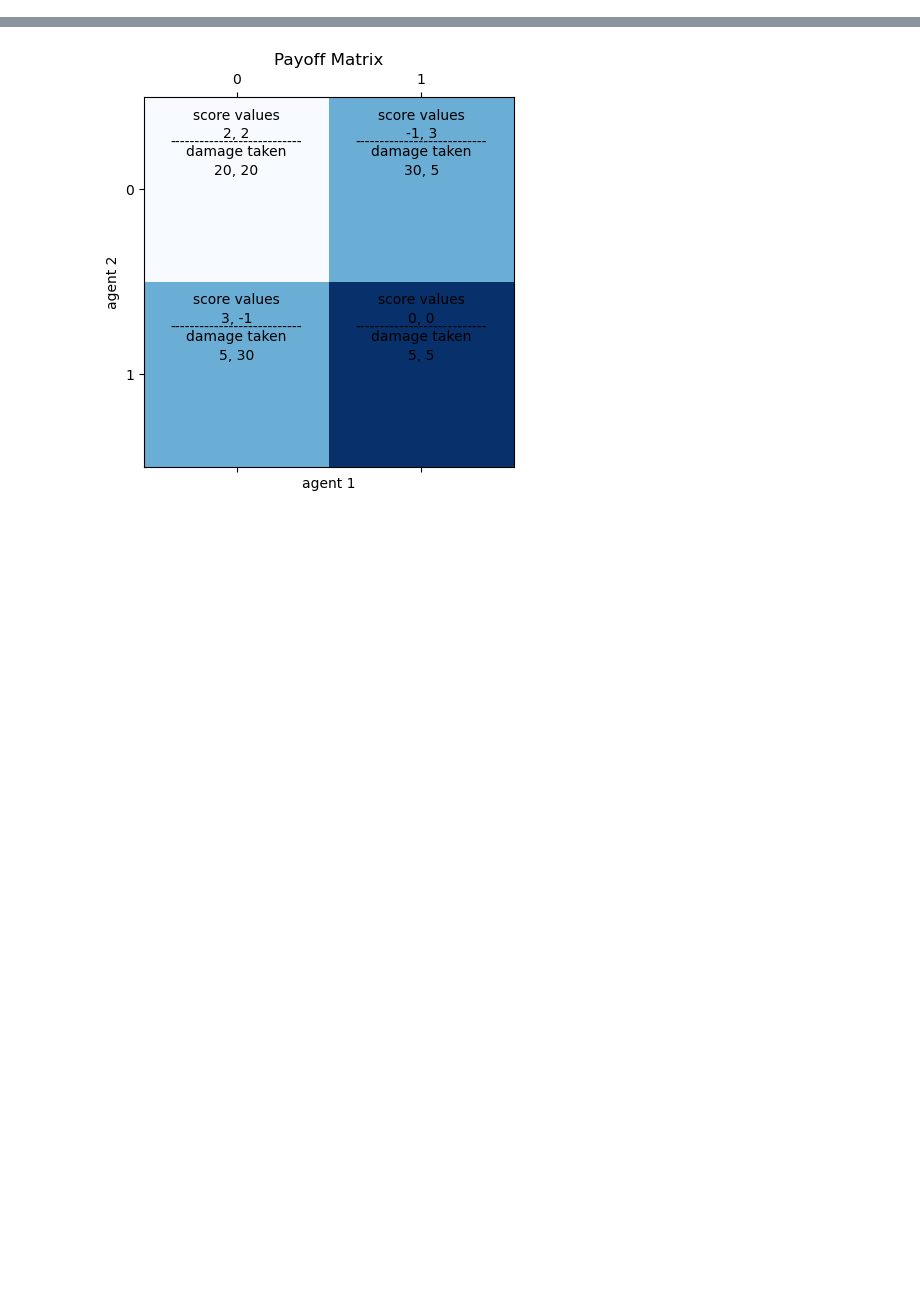
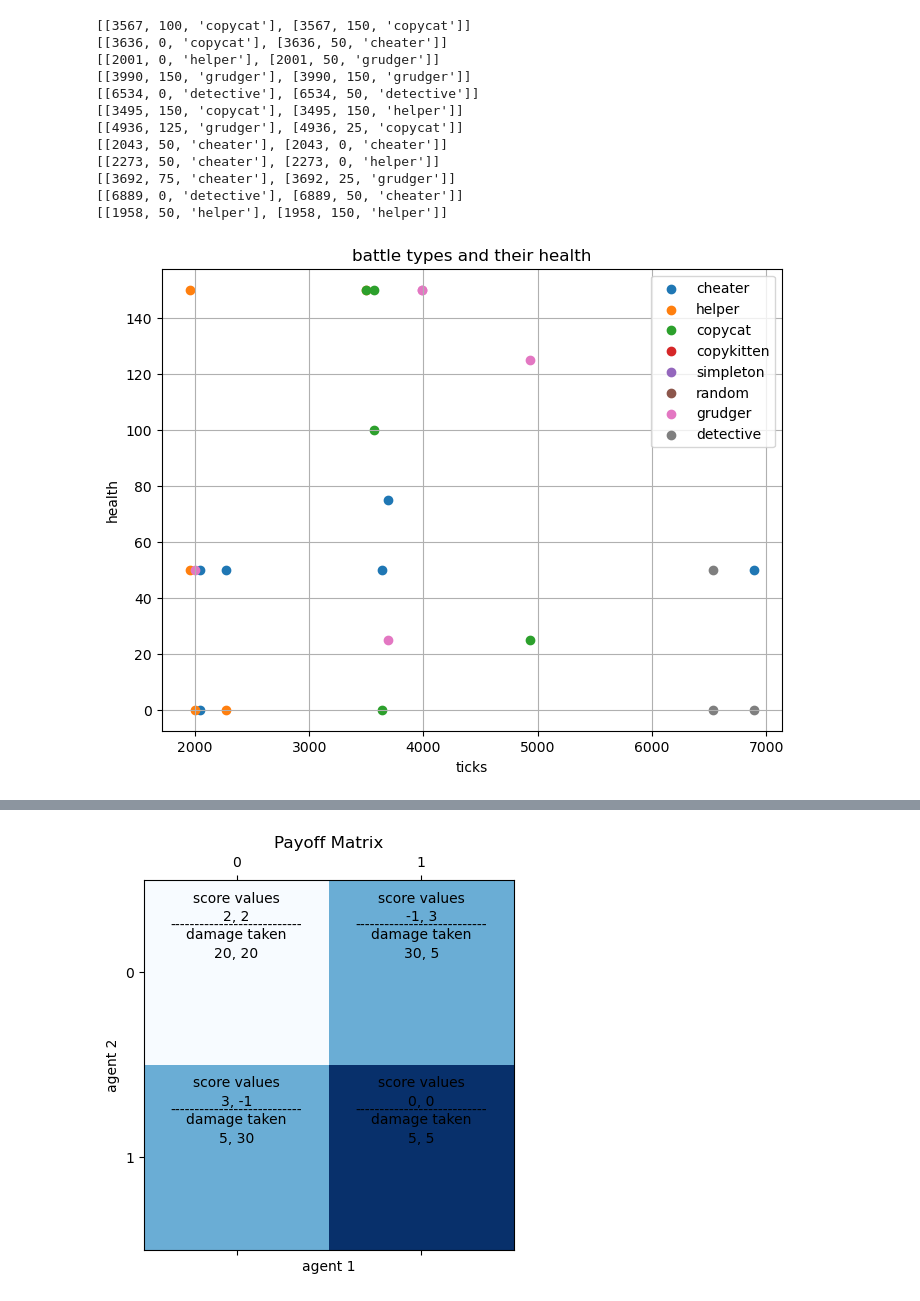
Before and after one commit to Arkist1/adb_simulation, a Jupyter notebook: metrics.ipynb, the cells around one changed output, grey strips where cells are left out. Cells and saved outputs as stored; diff of their text form; code cells hidden in the pictures; blank space fills up the shorter version.

Commit message:
updated battlesims.py with multiple combinations, updated metrics

```diff
--- a/metrics.ipynb
+++ b/metrics.ipynb
@@ -60,0 +61,61 @@ plt.show()
+# %%
+import os
+import numpy as np
+import matplotlib.pyplot as plt
+import json
+
+
+
+def load_log_data(file_path):
+    battle_types = ["cheater", "helper", "copycat", "copykitten", "simpleton", "random", "grudger", "detective"]
+    with open(file_path, 'r') as file:
+        json_data = json.load(file)
+    plot_data = []
+    for item in json_data:
+        if item["class"] == "AgentHealthUpdate":
+            battle_type = item["battle_type"]
+            if battle_type in battle_types:
+                plot_data.append([item["ticks"], item["health"], battle_type])
+    print(plot_data)
+    return plot_data
+
+folder_path = "results/batchrun_11/"
+
+all_plot_data = []
+for file_name in os.listdir(folder_path):
+    if file_name.endswith('.json') and file_name != 'config.json':
+        file_path = os.path.join(folder_path, file_name)
+        plot_data = load_log_data(file_path)
+        all_plot_data.extend(plot_data)
+
+plot_data_by_type = {battle_type: [[], []] for battle_type in battle_types}
+for data in all_plot_data:
+    x, y, battle_type = data
+    plot_data_by_type[battle_type][0].append(x)
+    plot_data_by_type[battle_type][1].append(y)
+
+plt.figure(figsize=(8, 6))
+for battle_type, data in plot_data_by_type.items():
+    x_values, y_values = data
+    plt.scatter(x_values, y_values, label=battle_type)
+
+plt.xlabel('ticks')
+plt.ylabel('health')
+plt.title('battle types and their health')
+plt.legend()
+plt.grid(True)
+plt.show()
+# %% [output]
+[[3567, 100, 'copycat'], [3567, 150, 'copycat']]
+[[3636, 0, 'copycat'], [3636, 50, 'cheater']]
+[[2001, 0, 'helper'], [2001, 50, 'grudger']]
+[[3990, 150, 'grudger'], [3990, 150, 'grudger']]
+[[6534, 0, 'detective'], [6534, 50, 'detective']]
+[[3495, 150, 'copycat'], [3495, 150, 'helper']]
+[[4936, 125, 'grudger'], [4936, 25, 'copycat']]
+[[2043, 50, 'cheater'], [2043, 0, 'cheater']]
+[[2273, 50, 'cheater'], [2273, 0, 'helper']]
+[[3692, 75, 'cheater'], [3692, 25, 'grudger']]
+[[6889, 0, 'detective'], [6889, 50, 'cheater']]
+[[1958, 50, 'helper'], [1958, 150, 'helper']]
+[figure, added]
```
Also changed, not shown: parts of 2 cells of this notebook, 2 other files.
